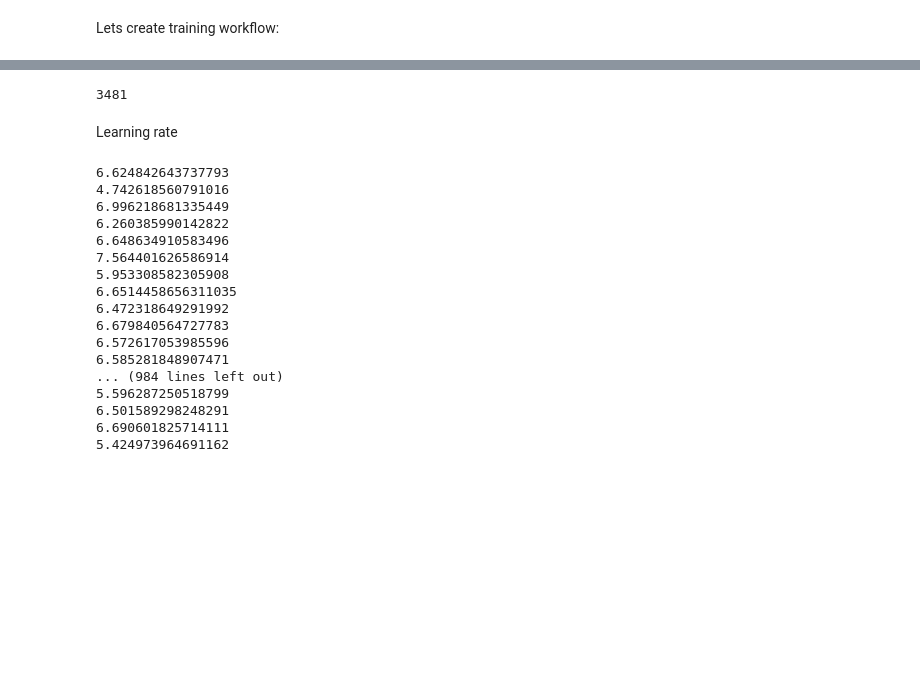
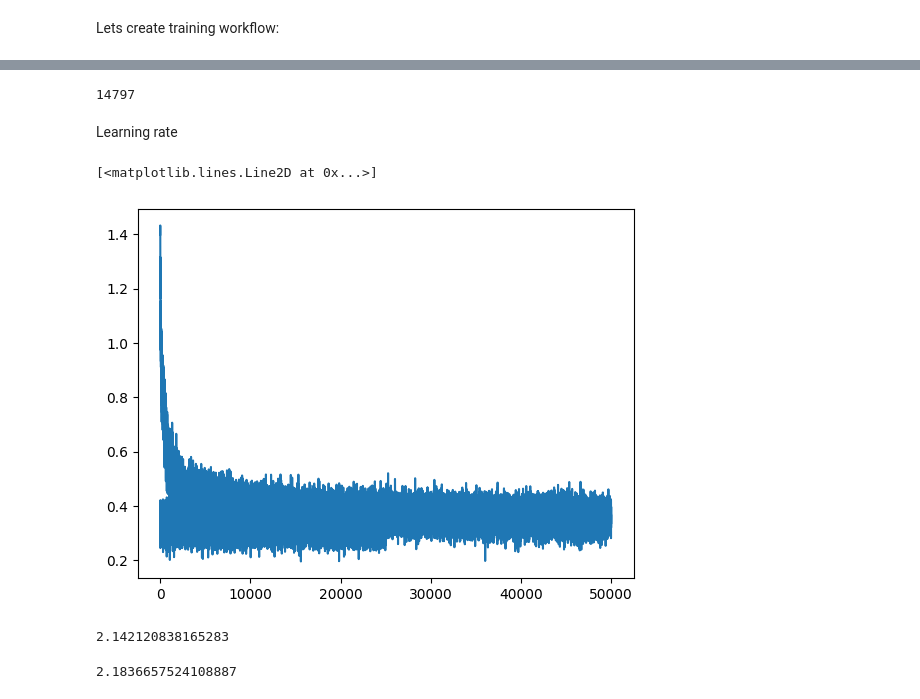
Before and after one commit to AdamKubiak/LLM, a Jupyter notebook: makemore/MultiLayer Perceptron.ipynb, the cells around one changed output, grey strips where cells are left out. Drawn from its saved outputs; the diff is of its cells as text; code cells hidden in the pictures; blank space fills up the shorter version.

```diff
--- a/makemore/MultiLayer Perceptron.ipynb
+++ b/makemore/MultiLayer Perceptron.ipynb
@@ -194,9 +209,9 @@ X.shape, Y.shape
 # %%
 g = torch.Generator().manual_seed(2147483647) # for reproducibility
-C = torch.randn((27, 2), generator=g)
-W1 = torch.randn((6, 100), generator=g)
-b1 = torch.randn(100, generator=g)
-W2 = torch.randn((100, 27), generator=g)
+C = torch.randn((27, 10), generator=g)
+W1 = torch.randn((30, 250), generator=g)
+b1 = torch.randn(250, generator=g)
+W2 = torch.randn((250, 27), generator=g)
 b2 = torch.randn(27, generator=g)
 parameters = [C, W1, b1, W2, b2]
 
@@ -205,7 +220,7 @@ print(sum(p.nelement() for p in parameters))
 for p in parameters:
     p.requires_grad = True
 # %% [output]
-3481
+14797
 # %% [markdown]
 Learning rate
 # %%
@@ -214,18 +233,16 @@ lrs = 10**lre
 # %%
-lri = []
-losses = []
 
-for i in range(1000):
+for i in range(25000):
 
     #minibatch
-    ix = torch.randint(0, X.shape[0], (32,))
+    ix = torch.randint(0, Xtr.shape[0], (64,))
 
     #forward pass
-    embedding = C[X[ix]]
-    h = torch.tanh(embedding.view(-1, 6) @ W1 + b1)
+    embedding = C[Xtr[ix]]
+    h = torch.tanh(embedding.view(-1, 30) @ W1 + b1)
     logits = h @ W2 + b2
-    loss = torch.nn.functional.cross_entropy(logits, Y[ix])
-    print(loss.item())
+    loss = torch.nn.functional.cross_entropy(logits, Ytr[ix])
+    #print(loss.item())
 
     #backward pass
     for p in parameters:
@@ -233,31 +250,35 @@ for i in range(1000):
     loss.backward()
 
     #update
-    lr = lrs[i]
+    lr = 0.01
     for p in parameters:
         p.data += -lr * p.grad
 
     #track stats
-    lri.append(lr)
-    losses.append(loss.item())
+    #lri.append(lr)
+    stepi.append(i)
+    losses.append(loss.log10().item())
-# %% [output]
-6.624842643737793
-4.742618560791016
-6.996218681335449
-6.260385990142822
-6.648634910583496
-7.564401626586914
-5.953308582305908
-6.6514458656311035
-6.472318649291992
-6.679840564727783
-6.572617053985596
-6.585281848907471
-... (984 lines left out)
-5.596287250518799
-6.501589298248291
-6.690601825714111
-5.424973964691162
+# %%
+plt.plot(stepi, losses)
+# %% [output]
+[<matplotlib.lines.Line2D at 0x...>]
+[figure, added]
+# %%
+embedding = C[Xtr]
+h = torch.tanh(embedding.view(-1, 30) @ W1 + b1)
+logits = h @ W2 + b2
+loss = torch.nn.functional.cross_entropy(logits, Ytr)
+loss.item()
+# %% [output]
+2.142120838165283
+# %%
+embedding = C[Xdev]
+h = torch.tanh(embedding.view(-1, 30) @ W1 + b1)
+logits = h @ W2 + b2
+loss = torch.nn.functional.cross_entropy(logits, Ydev)
+loss.item()
+# %% [output]
+2.1836657524108887
 # %%
 plt.plot(lri, losses)
 # %% [output]
```
Also changed, not shown: parts of 8 cells of this notebook, 7 other files.
